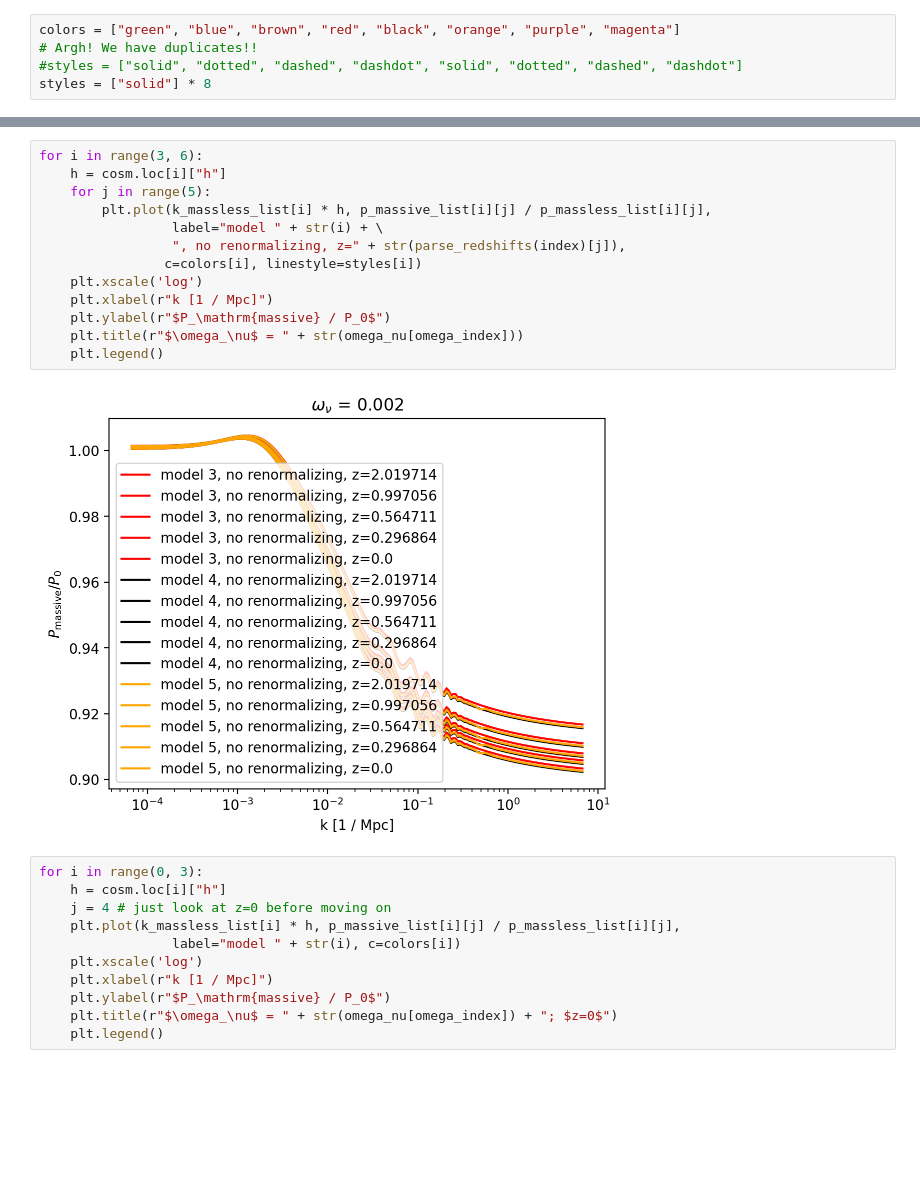
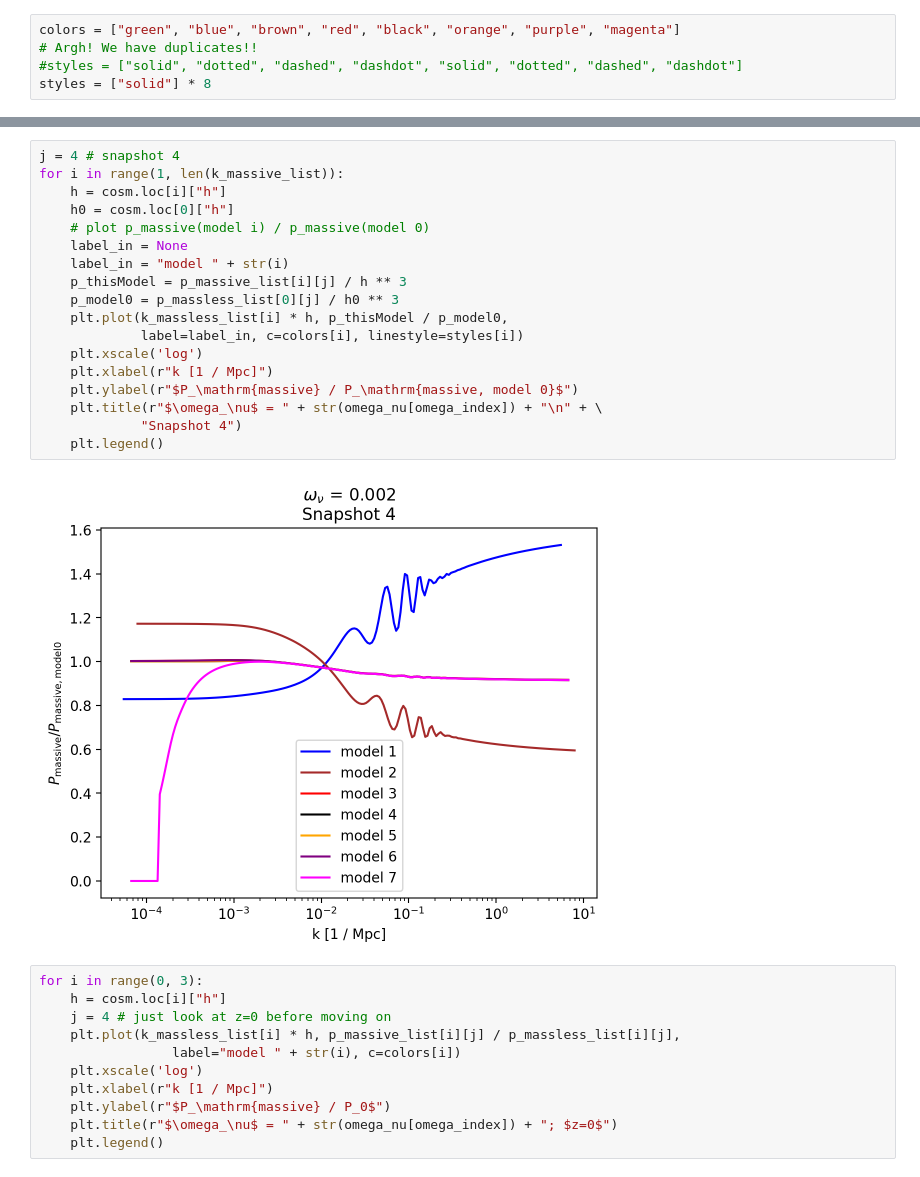
Before and after one commit to 3276908917/Master, a Jupyter notebook: CAMB_demo/rescaling_assignment.ipynb, the cells around one changed output, grey strips where cells are left out. Drawn from its saved outputs; the diff is of its cells as text; blank space fills up the shorter version.

```diff
--- a/CAMB_demo/rescaling_assignment.ipynb
+++ b/CAMB_demo/rescaling_assignment.ipynb
@@ -200,18 +201,23 @@ for i in range(1, len(k_massive_list)):
-# %%
-for i in range(3, 6):
-    h = cosm.loc[i]["h"]
-    for j in range(5):
-        plt.plot(k_massless_list[i] * h, p_massive_list[i][j] / p_massless_list[i][j],
-                 label="model " + str(i) + \
-                 ", no renormalizing, z=" + str(parse_redshifts(index)[j]),
-                c=colors[i], linestyle=styles[i])
-    plt.xscale('log')
-    plt.xlabel(r"k [1 / Mpc]")
-    plt.ylabel(r"$P_\mathrm{massive} / P_0$")
-    plt.title(r"$\omega_\nu$ = " + str(omega_nu[omega_index]))
-    plt.legend()
-# %% [output]
-[figure, removed]
+# %%
+j = 4 # snapshot 4
+for i in range(1, len(k_massive_list)):
+    h = cosm.loc[i]["h"]
+    h0 = cosm.loc[0]["h"]
+    # plot p_massive(model i) / p_massive(model 0)
+    label_in = None
+    label_in = "model " + str(i)
+    p_thisModel = p_massive_list[i][j] / h ** 3
+    p_model0 = p_massless_list[0][j] / h0 ** 3
+    plt.plot(k_massless_list[i] * h, p_thisModel / p_model0,
+             label=label_in, c=colors[i], linestyle=styles[i])
+    plt.xscale('log')
+    plt.xlabel(r"k [1 / Mpc]")
+    plt.ylabel(r"$P_\mathrm{massive} / P_\mathrm{massive, model 0}$")
+    plt.title(r"$\omega_\nu$ = " + str(omega_nu[omega_index]) + "\n" + \
+             "Snapshot 4")
+    plt.legend()
+# %% [output]
+[figure, added]
 # %%
 for i in range(0, 3):
     h = cosm.loc[i]["h"]
```
Also changed, not shown: parts of 2 cells of this notebook, 2 other files.
